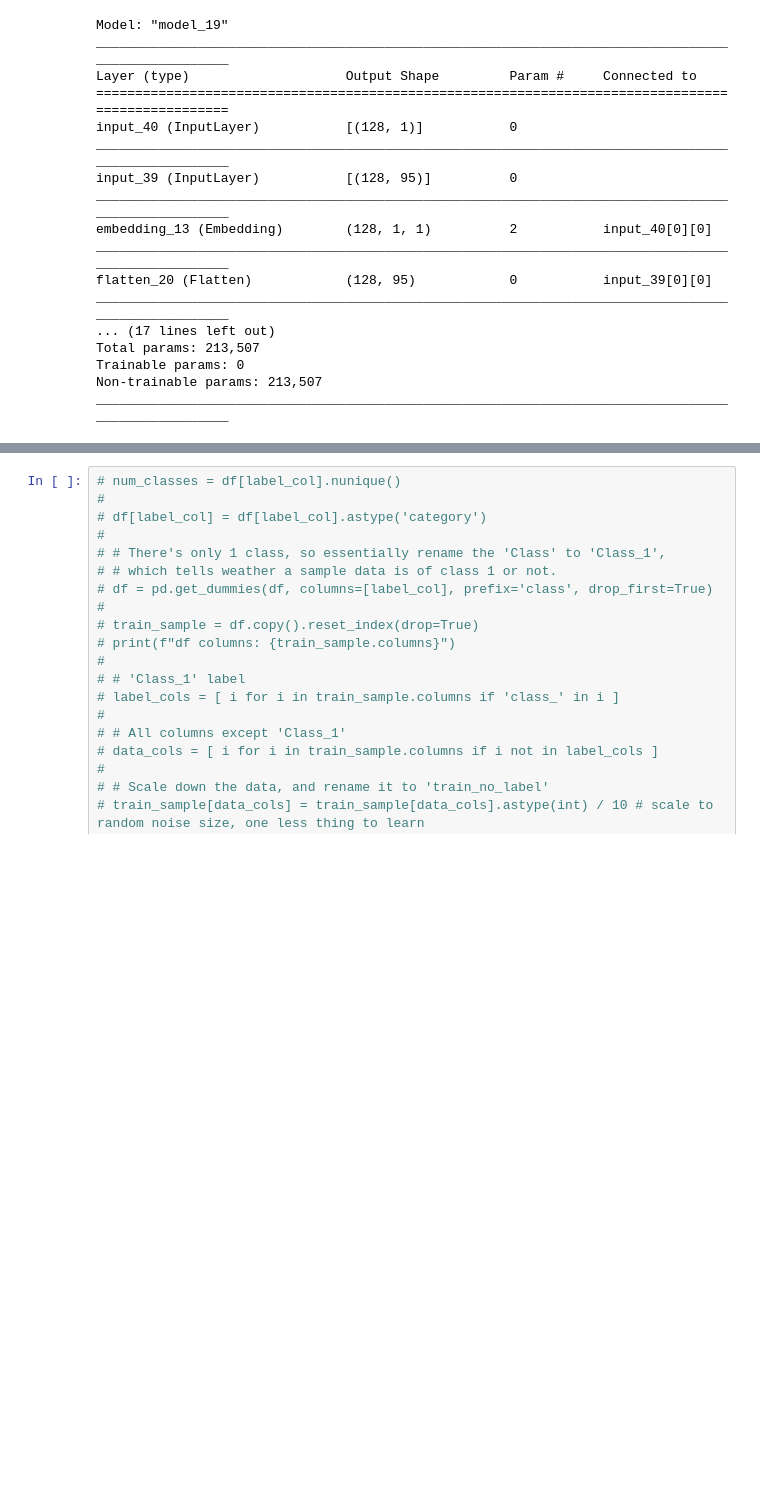
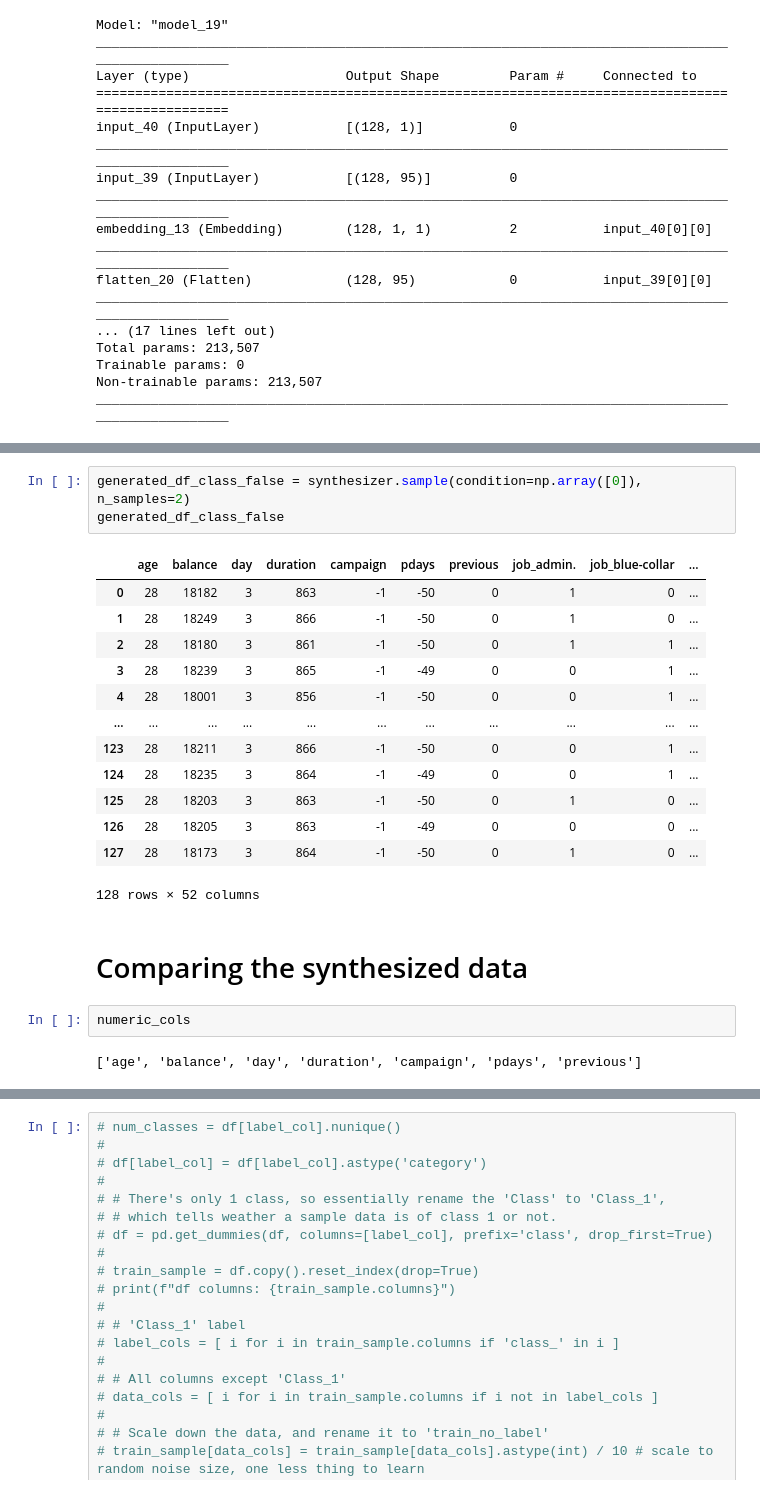
Before and after one commit to guyfreund/data_drift_detection, a Jupyter notebook: src/pipeline/data_generation/bank_marketing_generative_model_training.ipynb, the cells around one changed output, grey strips where cells are left out. Drawn from its saved outputs; the diff is of its cells as text; blank space fills up the shorter version.

```diff
--- a/src/pipeline/data_generation/bank_marketing_generative_model_training.ipynb
+++ b/src/pipeline/data_generation/bank_marketing_generative_model_training.ipynb
@@ -217,0 +204,23 @@ ________________________________________________________________________________
+# %%
+generated_df_class_false = synthesizer.sample(condition=np.array([0]), n_samples=2)
+generated_df_class_false
+# %% [output]
+|  | age | balance | day | duration | campaign | pdays | previous | job_admin. | job_blue-collar | ... |
+| 0 | 28 | 18182 | 3 | 863 | -1 | -50 | 0 | 1 | 0 | ... |
+| 1 | 28 | 18249 | 3 | 866 | -1 | -50 | 0 | 1 | 0 | ... |
+| 2 | 28 | 18180 | 3 | 861 | -1 | -50 | 0 | 1 | 1 | ... |
+| 3 | 28 | 18239 | 3 | 865 | -1 | -49 | 0 | 0 | 1 | ... |
+| 4 | 28 | 18001 | 3 | 856 | -1 | -50 | 0 | 0 | 1 | ... |
+| ... | ... | ... | ... | ... | ... | ... | ... | ... | ... | ... |
+| 123 | 28 | 18211 | 3 | 866 | -1 | -50 | 0 | 0 | 1 | ... |
+| 124 | 28 | 18235 | 3 | 864 | -1 | -49 | 0 | 0 | 1 | ... |
+| 125 | 28 | 18203 | 3 | 863 | -1 | -50 | 0 | 1 | 0 | ... |
+| 126 | 28 | 18205 | 3 | 863 | -1 | -49 | 0 | 0 | 0 | ... |
+| 127 | 28 | 18173 | 3 | 864 | -1 | -50 | 0 | 1 | 0 | ... |
+128 rows × 52 columns
+# %% [markdown]
+# Comparing the synthesized data
+# %%
+numeric_cols
+# %% [output]
+['age', 'balance', 'day', 'duration', 'campaign', 'pdays', 'previous']
```
Also changed, not shown: parts of 12 cells of this notebook, 2 other files.
